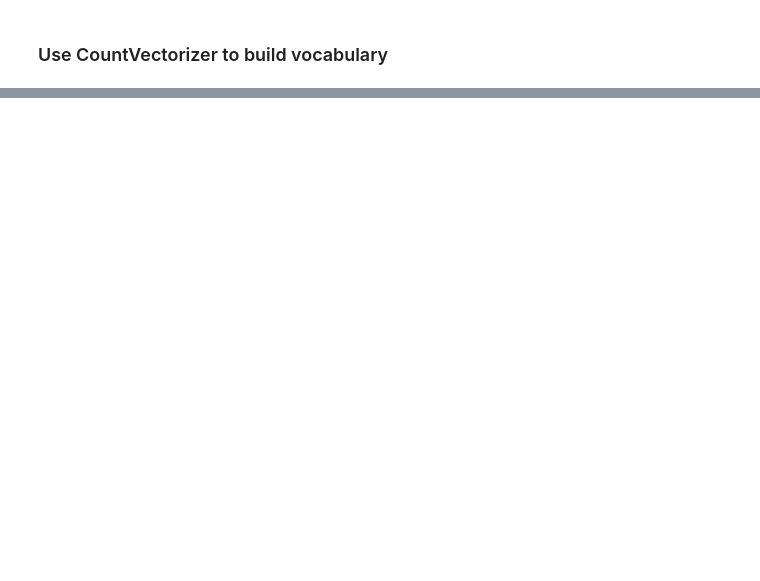
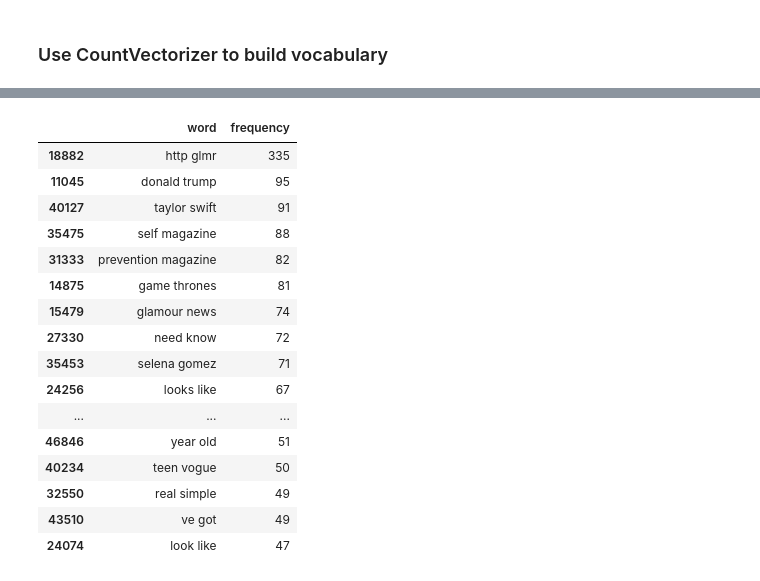
Before and after one commit to smasschelin/GA-TrackMaven-03, a Jupyter notebook: James-EDA.ipynb, the cells around one changed output, grey strips where cells are left out. Cells and saved outputs as stored; diff of their text form; code cells hidden in the pictures; blank space fills up the shorter version.

```diff
--- a/James-EDA.ipynb
+++ b/James-EDA.ipynb
@@ -80,17 +220,35 @@ messageDF.sort_values('frequency',ascending=False)[:20]
 # %%
 # CVT with ngrams of 2
 cvt_stop_2wp = CountVectorizer(stop_words='english', ngram_range=(2,2))
 
-msg_train = cvt_stop_2wp.fit_transform(X_train)
+msg_train = cvt_stop_2wp.fit_transform(glam_trn)
 
 # store words and frequencies in arrays, then combine
 msg_wds = cvt_stop_2wp.get_feature_names()
 msg_frq = msg_train.toarray().sum(axis=0)
 
 # put the above into a single array, and make that array a DataFrame
 msg_freq = [[msg_wds[ii], msg_frq[ii]] for ii in range(len(msg_wds))]
-phrase2DF = pd.DataFrame(data=msg_freq)
-phrase2DF.columns = ['word','frequency']
+glam_phrase2DF = pd.DataFrame(data=msg_freq)
+glam_phrase2DF.columns = ['word','frequency']
 
 # show the 20 most commonly used words
-phrase2DF.sort_values('frequency',ascending=False)[:20]
+glam_phrase2DF.sort_values('frequency',ascending=False)[:20]
+# %% [output]
+|  | word | frequency |
+| 18882 | http glmr | 335 |
+| 11045 | donald trump | 95 |
+| 40127 | taylor swift | 91 |
+| 35475 | self magazine | 88 |
+| 31333 | prevention magazine | 82 |
+| 14875 | game thrones | 81 |
+| 15479 | glamour news | 74 |
+| 27330 | need know | 72 |
+| 35453 | selena gomez | 71 |
+| 24256 | looks like | 67 |
+| ... | ... | ... |
+| 46846 | year old | 51 |
+| 40234 | teen vogue | 50 |
+| 32550 | real simple | 49 |
+| 43510 | ve got | 49 |
+| 24074 | look like | 47 |
```
Also changed, not shown: parts of 30 cells of this notebook, 1 other file.
